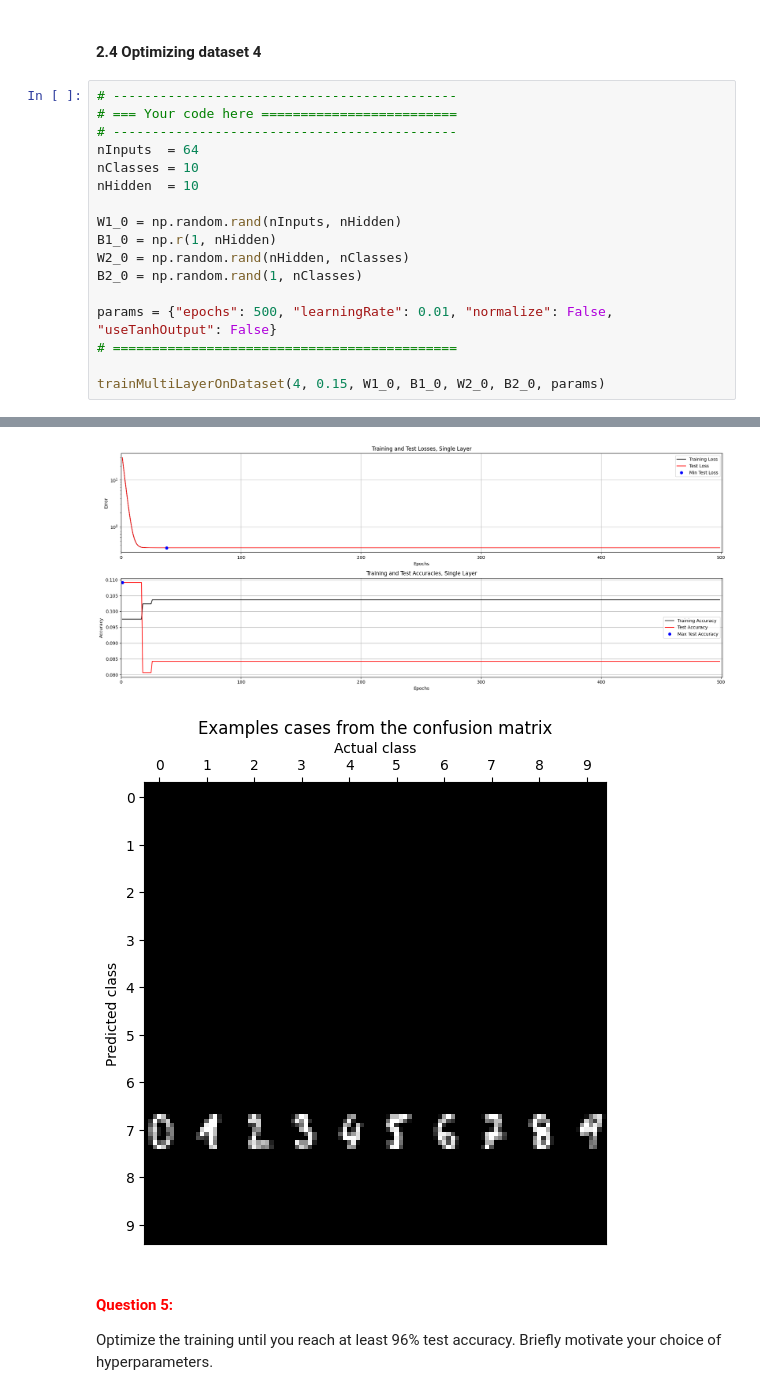
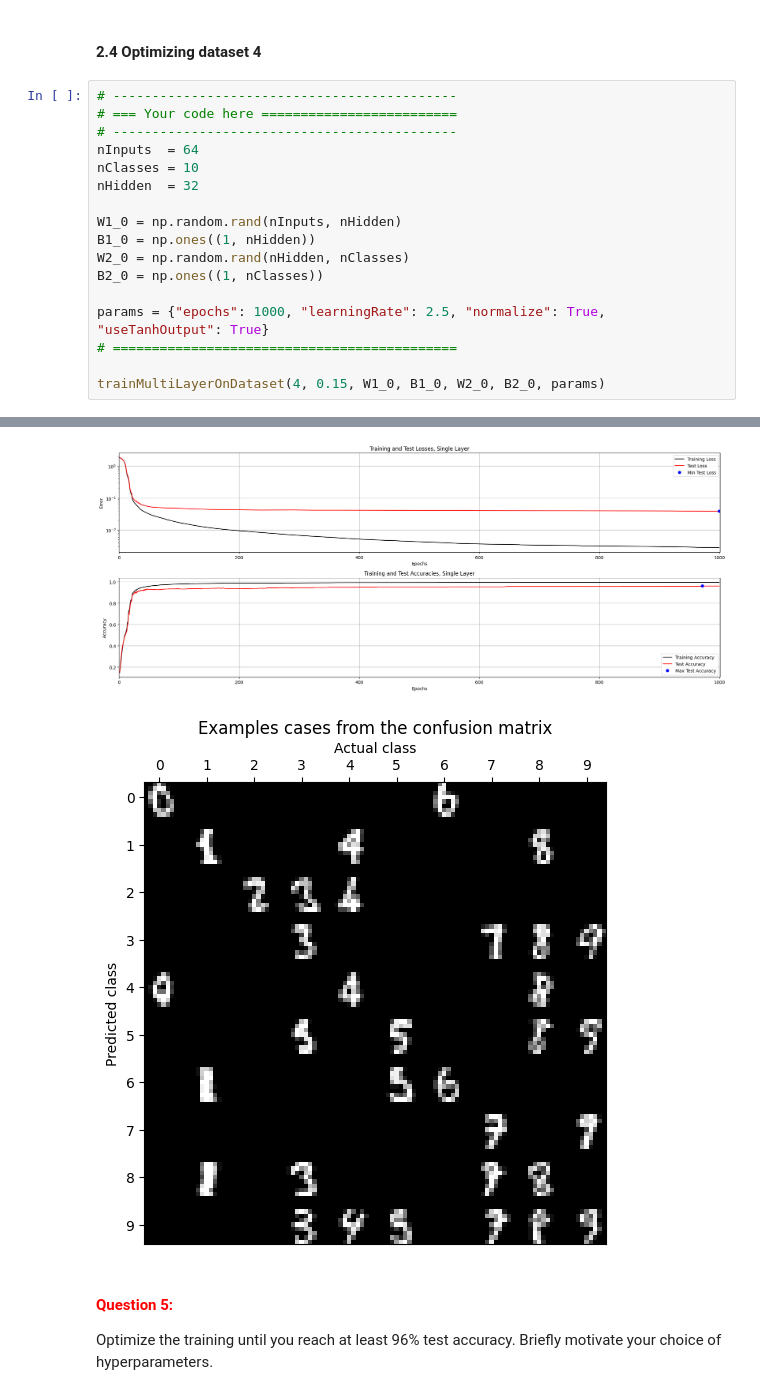
Before and after one commit to marijnkj/-D-NN, a Jupyter notebook: A1_Supervised/main3_MultiLayer.ipynb, the cells around one changed output, grey strips where cells are left out. Cells and saved outputs as stored; diff of their text form.

```diff
--- a/A1_Supervised/main3_MultiLayer.ipynb
+++ b/A1_Supervised/main3_MultiLayer.ipynb
@@ -501,14 +501,14 @@ Initially, we had a very low learning rate and high number of nodes, which may h
 # --------------------------------------------
 nInputs  = 64
 nClasses = 10
-nHidden  = 10
+nHidden  = 32
 
 W1_0 = np.random.rand(nInputs, nHidden)
-B1_0 = np.r(1, nHidden)
+B1_0 = np.ones((1, nHidden))
 W2_0 = np.random.rand(nHidden, nClasses)
-B2_0 = np.random.rand(1, nClasses)
+B2_0 = np.ones((1, nClasses))
 
-params = {"epochs": 500, "learningRate": 0.01, "normalize": False, "useTanhOutput": False}
+params = {"epochs": 1000, "learningRate": 2.5, "normalize": True, "useTanhOutput": True}
 # ============================================
 
 trainMultiLayerOnDataset(4, 0.15, W1_0, B1_0, W2_0, B2_0, params)
@@ -529,5 +529,5 @@ Test data confusion matrix:
-[figure, old version]
+[figure, new version]
-[figure, old version]
+[figure, new version]
 # %% [markdown]
 #### **<span style="color:red">Question 5:</span>**
 
```
Also changed, not shown: parts of 3 cells of this notebook.
